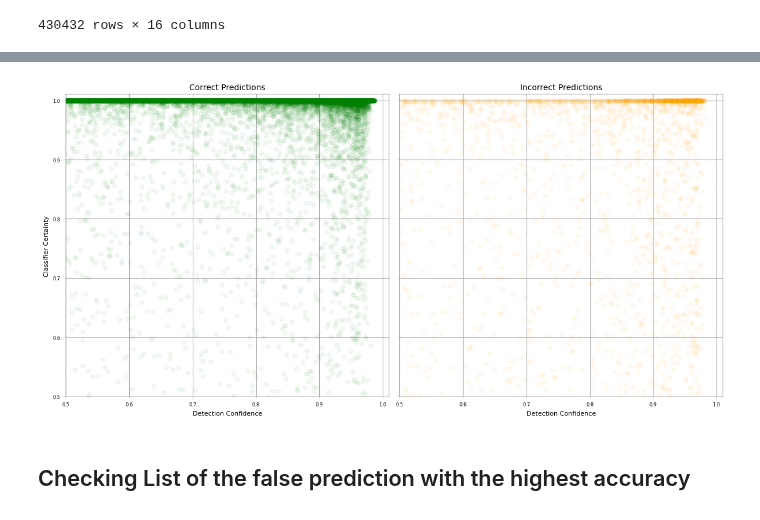
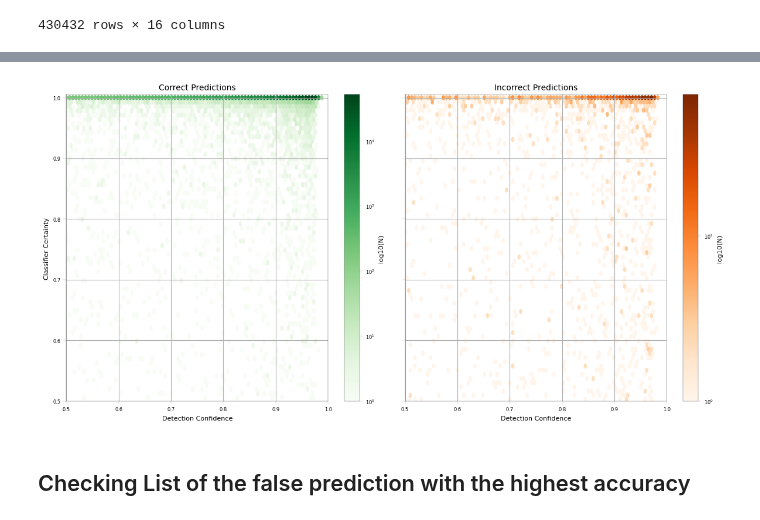
Before and after one commit to juliankraft/BachelorThesis, a Jupyter notebook: code/dev/dev_visualizations.ipynb, the cells around one changed output, grey strips where cells are left out. Saved outputs shown, nothing was run; the diff lists cells and outputs as text; code cells hidden in the pictures.

```diff
--- a/code/dev/dev_visualizations.ipynb
+++ b/code/dev/dev_visualizations.ipynb
@@ -113,40 +59,42 @@ plt.tight_layout()
 # %%
-import matplotlib.pyplot as plt
+df = eval.best_model.full_predicted_set.copy()
 
-# Subset data
 df_correct = df[df['correct'] == True]
 df_incorrect = df[df['correct'] == False]
 
-# Create subplots
+gridsize = 80
+linewidths = 0.01
+mincnt = 0
+
 fig, axes = plt.subplots(1, 2, figsize=(12, 6), sharex=True, sharey=True)
 
-# Plot: Correct
-axes[0].plot(
+hb1 = axes[0].hexbin(
     df_correct['conf'], df_correct['probs_max'],
-    linestyle='', marker='o', markersize=5, alpha=0.05, color='green'
+    gridsize=gridsize, mincnt=mincnt, cmap='Greens', bins='log', linewidths=linewidths
 )
 axes[0].set_title('Correct Predictions')
 axes[0].set_xlabel('Detection Confidence')
 axes[0].set_ylabel('Classifier Certainty')
 
-# Plot: Incorrect
-axes[1].plot(
+hb2 = axes[1].hexbin(
     df_incorrect['conf'], df_incorrect['probs_max'],
-    linestyle='', marker='o', markersize=5, alpha=0.05, color='orange'
+    gridsize=gridsize, mincnt=mincnt, cmap='Oranges', bins='log', linewidths=linewidths
 )
 axes[1].set_title('Incorrect Predictions')
 axes[1].set_xlabel('Detection Confidence')
 
-# Styling
 for ax in axes:
     ax.grid(True)
-    ax.set_xlim(0.5, 1.01)
-    ax.set_ylim(0.5, 1.01)
+    ax.set_xlim(0.5, 1)
+    ax.set_ylim(0.5, 1.005)
+
+fig.colorbar(hb1, ax=axes[0], orientation='vertical', label='log10(N)')
+fig.colorbar(hb2, ax=axes[1], orientation='vertical', label='log10(N)')
 
 plt.tight_layout()
 plt.show()
 # %% [output]
-[figure, old version]
+[figure, new version]
 # %% [markdown]
 ## Checking List of the false prediction with the highest accuracy
 # %%
```
Also changed, not shown: parts of 4 cells of this notebook, 9 other files.
